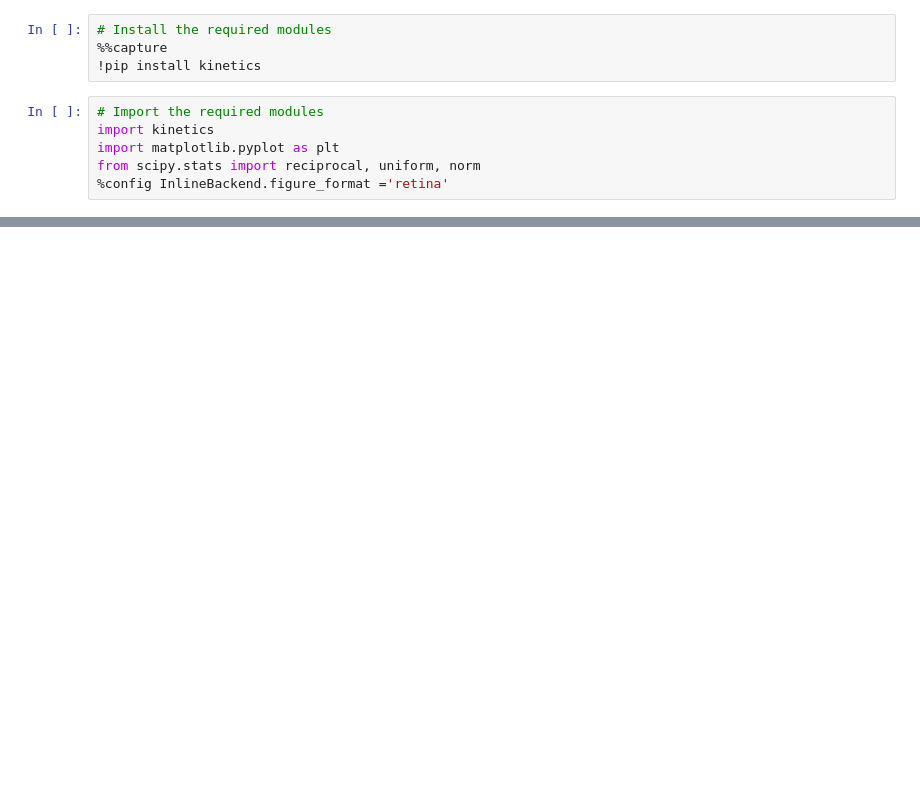
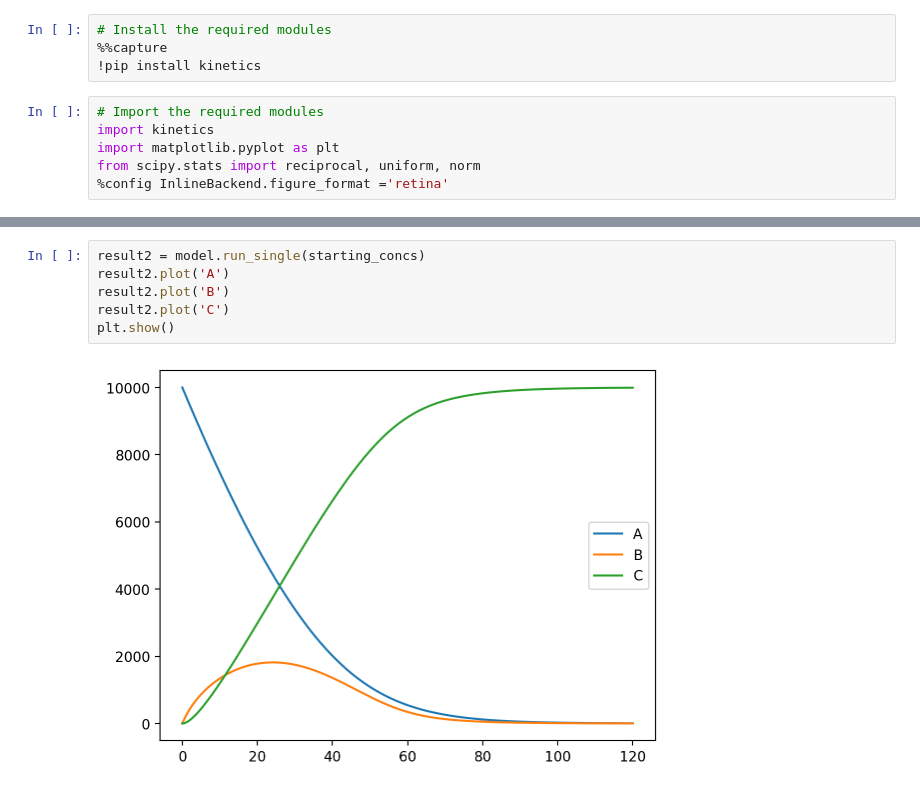
Before and after one commit to willfinnigan/kinetics, a Jupyter notebook: examples/Advanced_example.ipynb, the cells around one changed output, grey strips where cells are left out. Cells and saved outputs as stored; diff of their text form; blank space fills up the shorter version.

```diff
--- a/examples/Advanced_example.ipynb
+++ b/examples/Advanced_example.ipynb
@@ -61,0 +56,8 @@ C - green
+# %%
+result2 = model.run_single(starting_concs)
+result2.plot('A')
+result2.plot('B')
+result2.plot('C')
+plt.show()
+# %% [output]
+[figure, added]
```
Also changed, not shown: parts of 5 cells of this notebook, 25 other files.
